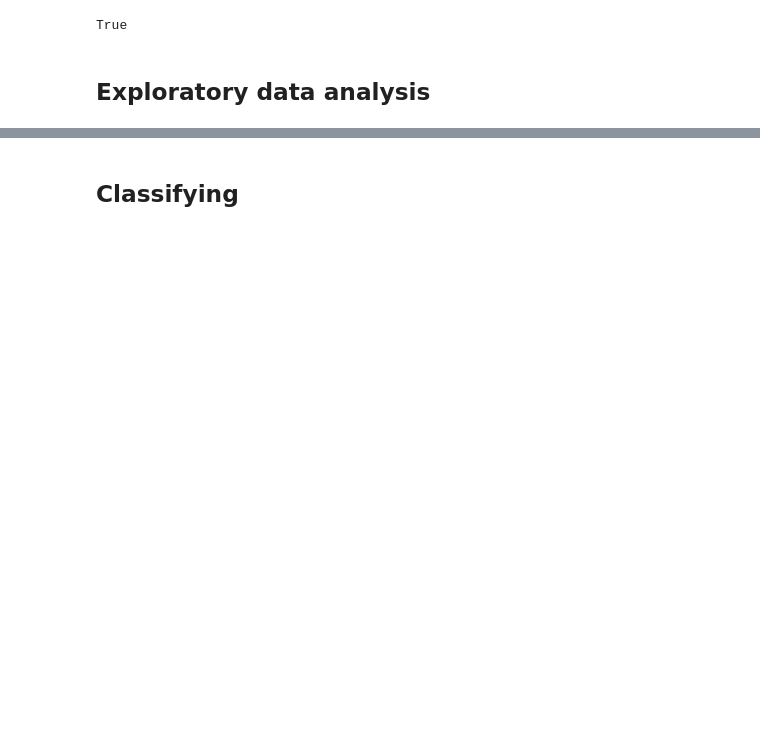
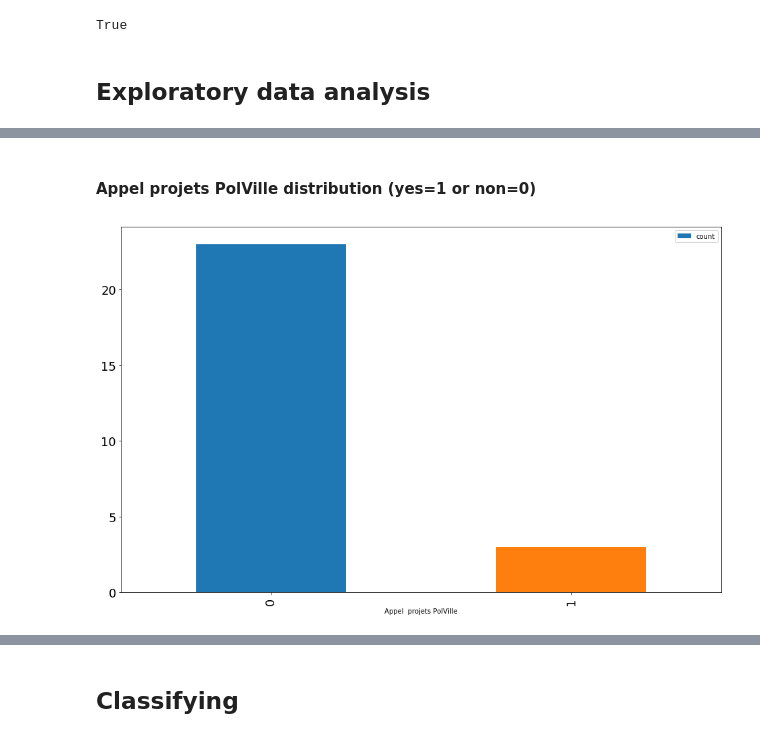
Before and after one commit to mkobbi/grant, a Jupyter notebook: fake_news_starting_kit.ipynb, the cells around one changed output, grey strips where cells are left out. Saved outputs shown, nothing was run; the diff lists cells and outputs as text; code cells hidden in the pictures; blank space fills up the shorter version.

```diff
--- a/fake_news_starting_kit.ipynb
+++ b/fake_news_starting_kit.ipynb
@@ -83,0 +165,9 @@ data = data.drop(['Intitul de la demande', 'stemmed'], axis='columns')
+# %% [markdown]
+#### Appel  projets PolVille distribution (yes=1 or non=0)
+# %%
+data.groupby('Appel  projets PolVille').count()[['CP-Adresse-Code postal']].sort_values(
+    'CP-Adresse-Code postal', ascending=False).reset_index().rename(
+    columns={'CP-Adresse-Code postal': 'count'}).plot.bar(
+    x='Appel  projets PolVille', y='count', figsize=(16, 10), fontsize=18);
+# %% [output]
+[figure, added]
```
Also changed, not shown: parts of 48 cells of this notebook, 13 other files.
